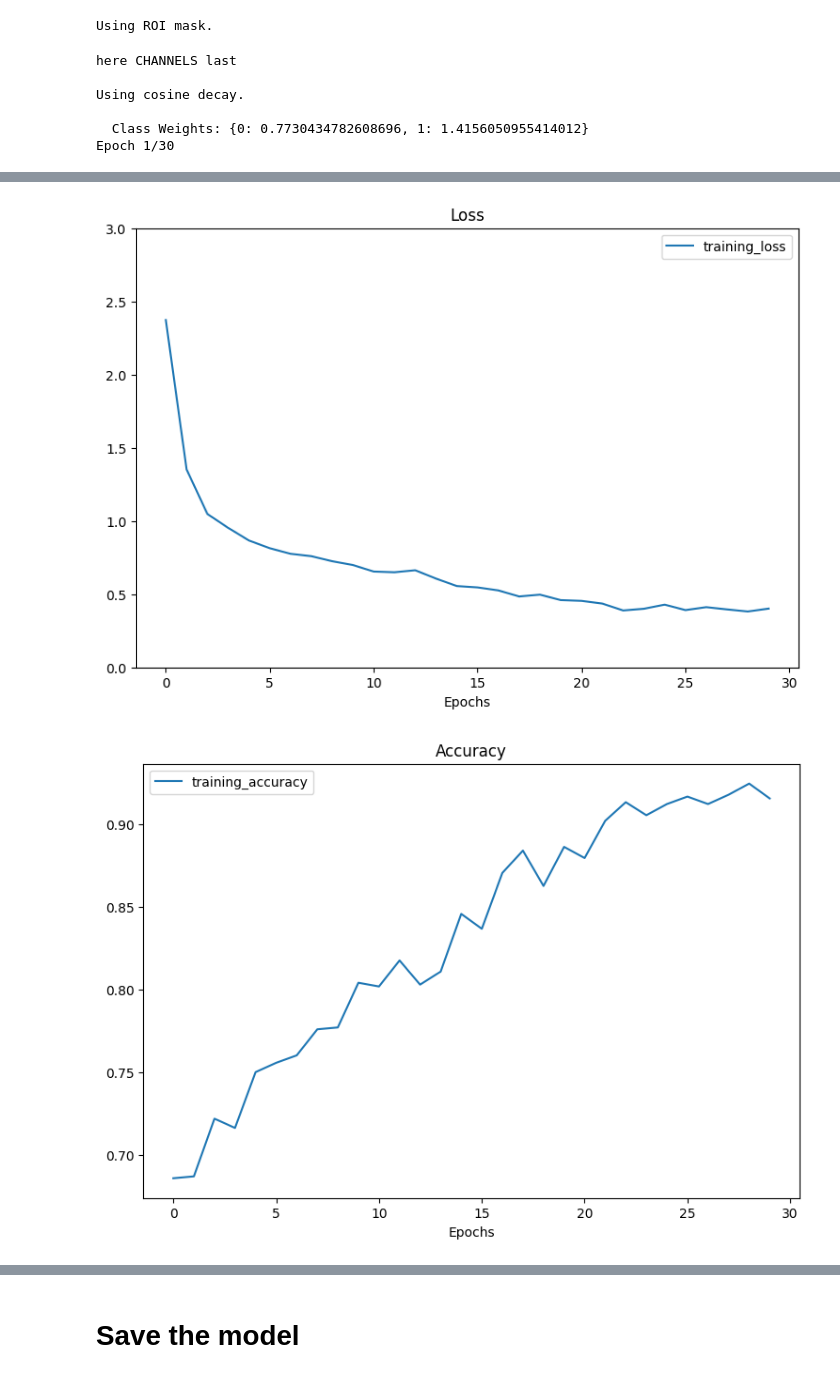
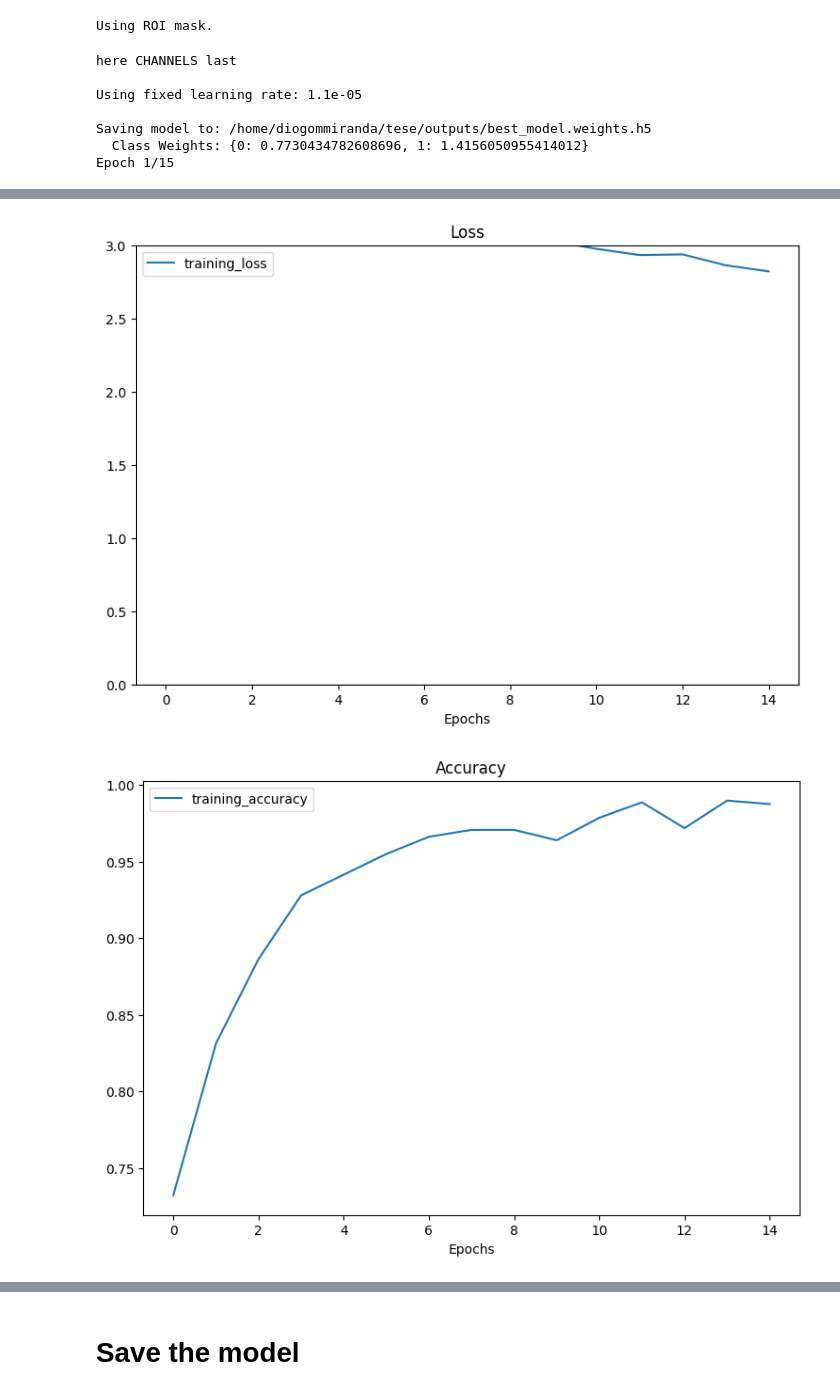
Before and after one commit to diogommiranda/Guiding-ViTs-attention-with-domain-knowledge-for-AD, a Jupyter notebook: code/cnn_CV.ipynb, the cells around one changed output, grey strips where cells are left out. Saved outputs shown, nothing was run; the diff lists cells and outputs as text; code cells hidden in the pictures.

```diff
--- a/code/cnn_CV.ipynb
+++ b/code/cnn_CV.ipynb
@@ -466,12 +562,14 @@ Using ROI mask.
 # %%
 # --- Train the model with the best hyperparameters and evaluate it on the test set ---
 
-cosine_scheduler = True # Set to True if using cosine decay, False if using fixed learning rate
+cosine_scheduler = False # Set to True if using cosine decay, False if using fixed learning rate
 
-# Hyperparameters to tune
-BEST_LR = 4e-4 # learning rate
+train_for_more_epochs = False
+BEST_NUM_EPOCHS = 15 # number of epochs for training
+
+# Hyperparameters
+BEST_LR = 1.1e-5 # learning rate
 BEST_REG= 2e-4 # l2 regularization factor
-BEST_NUM_EPOCHS = 30 # number of epochs for training
 
 # Cosine decay parameters
 DECAY_STEPS_TO_USE = math.ceil(len(train_data) / BATCH_SIZE) * 100 # 100 epochs (used in cross-validation for cosine decay)
@@ -484,7 +582,10 @@ cosine_decay = tf.keras.optimizers.schedules.CosineDecay(initial_learning_rate=B
 
 
 model = Resnet3DBuilder.build_resnet_34((91, 109, 91, 1), 1, reg_factor=BEST_REG, dropout_rate=DROPOUT_RATE)
-#model = tf.keras.models.load_model("/home/diogommiranda/tese/outputs/best_model.keras") # load model to continue training for more epochs
+if train_for_more_epochs:
+    model.load_weights("/home/diogommiranda/tese/outputs/best_model.weights.h5") # load model to continue training for more epochs
+    print(f"\nLoading model weights to continue training for more epochs.")
+
 
 if cosine_scheduler:
     # Use cosine decay
@@ -505,9 +606,11 @@ model.compile(loss=tf.keras.losses.BinaryCrossentropy(),
 
 # Only save the model if not using cosine decay
 if not cosine_scheduler:
-    check_point_filepath = "/home/diogommiranda/tese/outputs/best_model.keras"
+    check_point_filepath = "/home/diogommiranda/tese/outputs/best_model.weights.h5"
+    print(f"Saving model to: {check_point_filepath}")
     model_checkpoint_callback = tf.keras.callbacks.ModelCheckpoint(
         filepath=check_point_filepath,
+        save_weights_only=True,
         monitor='loss',
         mode='min',
         save_best_only=False)
@@ -537,7 +640,8 @@ print(f"[{result['loss']}, {result['accuracy']}]")
 # %% [output]
 here CHANNELS last
 
-Using cosine decay.
+Using fixed learning rate: 1.1e-05
 
+Saving model to: /home/diogommiranda/tese/outputs/best_model.weights.h5
   Class Weights: {0: 0.7730434782608696, 1: 1.4156050955414012}
-Epoch 1/30
+Epoch 1/15
@@ -579,5 +683,5 @@ Epoch 30/30
-[figure, old version]
+[figure, new version]
-[figure, old version]
+[figure, new version]
 # %%
 # Predict on the test set
 y_pred = model.predict(test_data).flatten()
```
Also changed, not shown: parts of 6 cells of this notebook.
